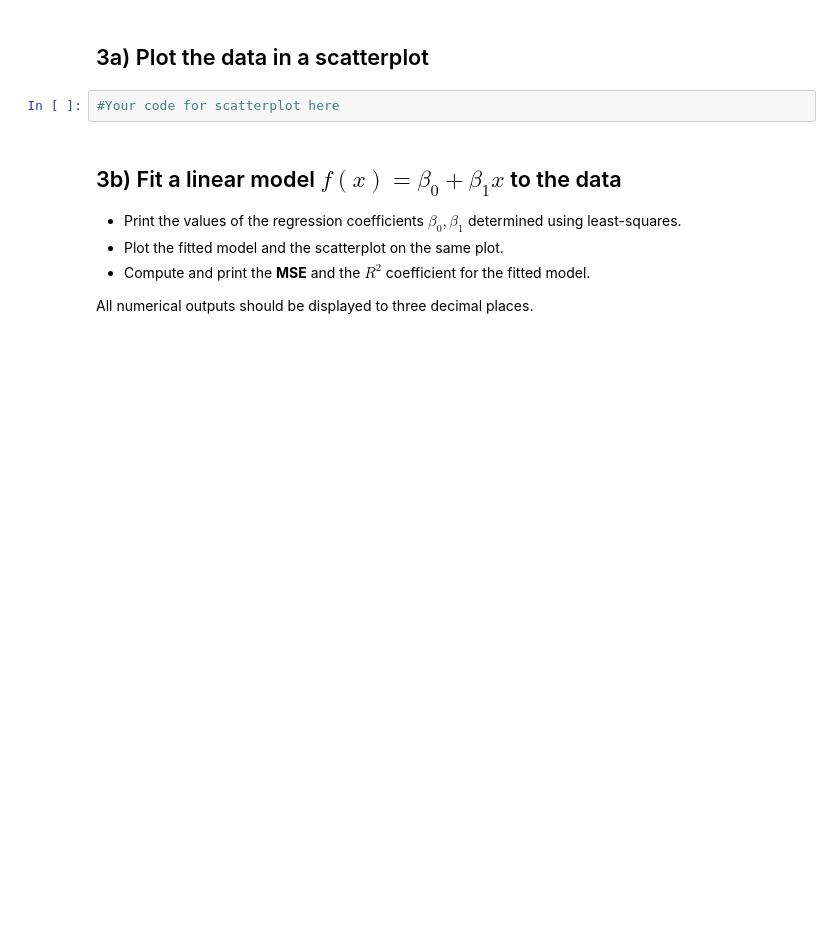
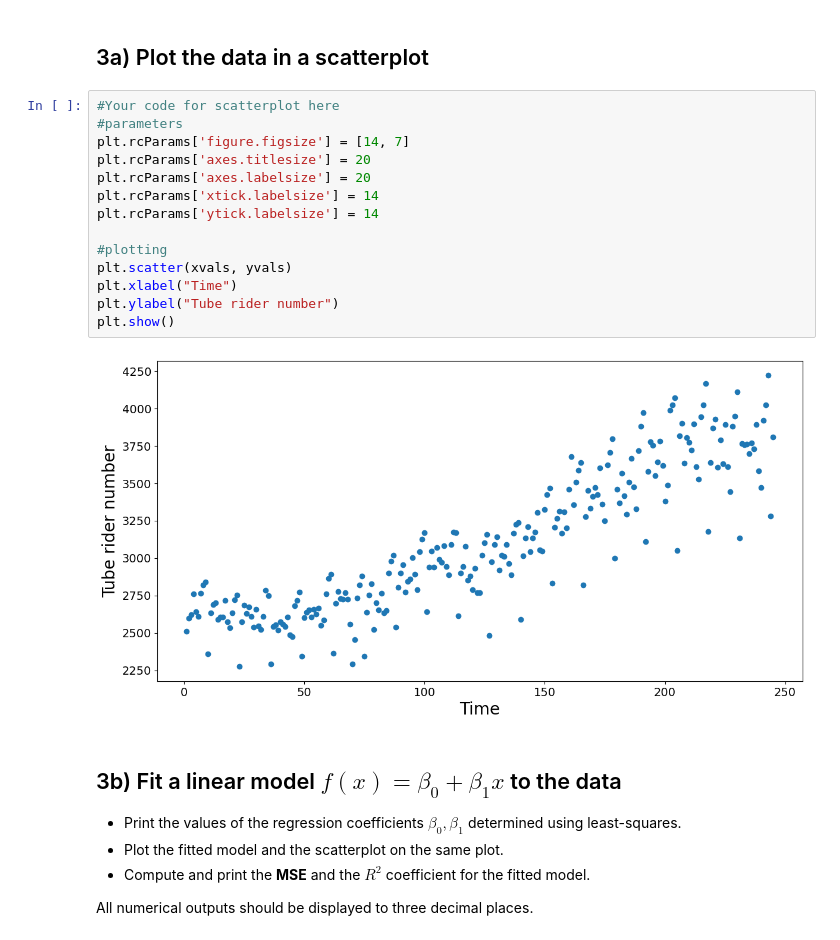
Before and after one commit to Ben-Fenocchi/Data-science-coursework, a Jupyter notebook: Exercises/03 Exercise Notebook 3.ipynb, the cells around one changed output. Saved outputs shown, nothing was run; the diff lists cells and outputs as text; blank space fills up the shorter version.

```diff
--- a/Exercises/03 Exercise Notebook 3.ipynb
+++ b/Exercises/03 Exercise Notebook 3.ipynb
@@ -54,8 +54,22 @@ xvals = np.linspace(1,N,N) #an array containing the values 1,2....,N
 We now have a time series consisting of points $(x_i,y_i)$, for $i = 1, \ldots, N$, where $y_i$ is the average daily tube rideship in counting period $x_i = i$.
 # %% [markdown]
 ## 3a) Plot the data in a scatterplot
-# %%
-#Your code for scatterplot here
+# %%
+#Your code for scatterplot here
+#parameters
+plt.rcParams['figure.figsize'] = [14, 7]
+plt.rcParams['axes.titlesize'] = 20
+plt.rcParams['axes.labelsize'] = 20
+plt.rcParams['xtick.labelsize'] = 14
+plt.rcParams['ytick.labelsize'] = 14
+
+#plotting
+plt.scatter(xvals, yvals)
+plt.xlabel("Time")
+plt.ylabel("Tube rider number")
+plt.show()
+# %% [output]
+[figure, added]
 # %% [markdown]
 ## 3b) Fit a linear model $f(x) = \beta_0 + \beta_1 x$ to the data
 
```
Also changed, not shown: parts of 15 cells of this notebook, 4 other files.
